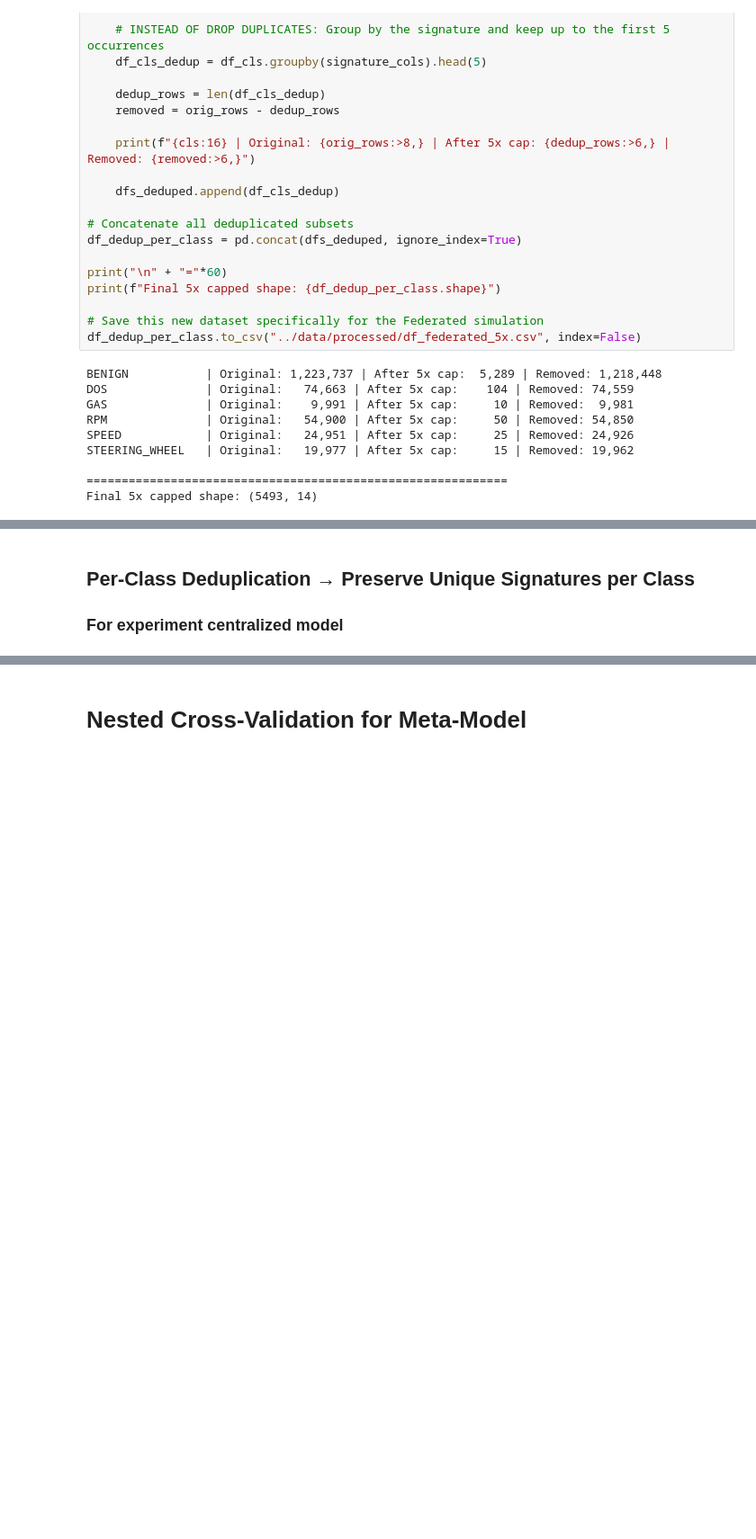
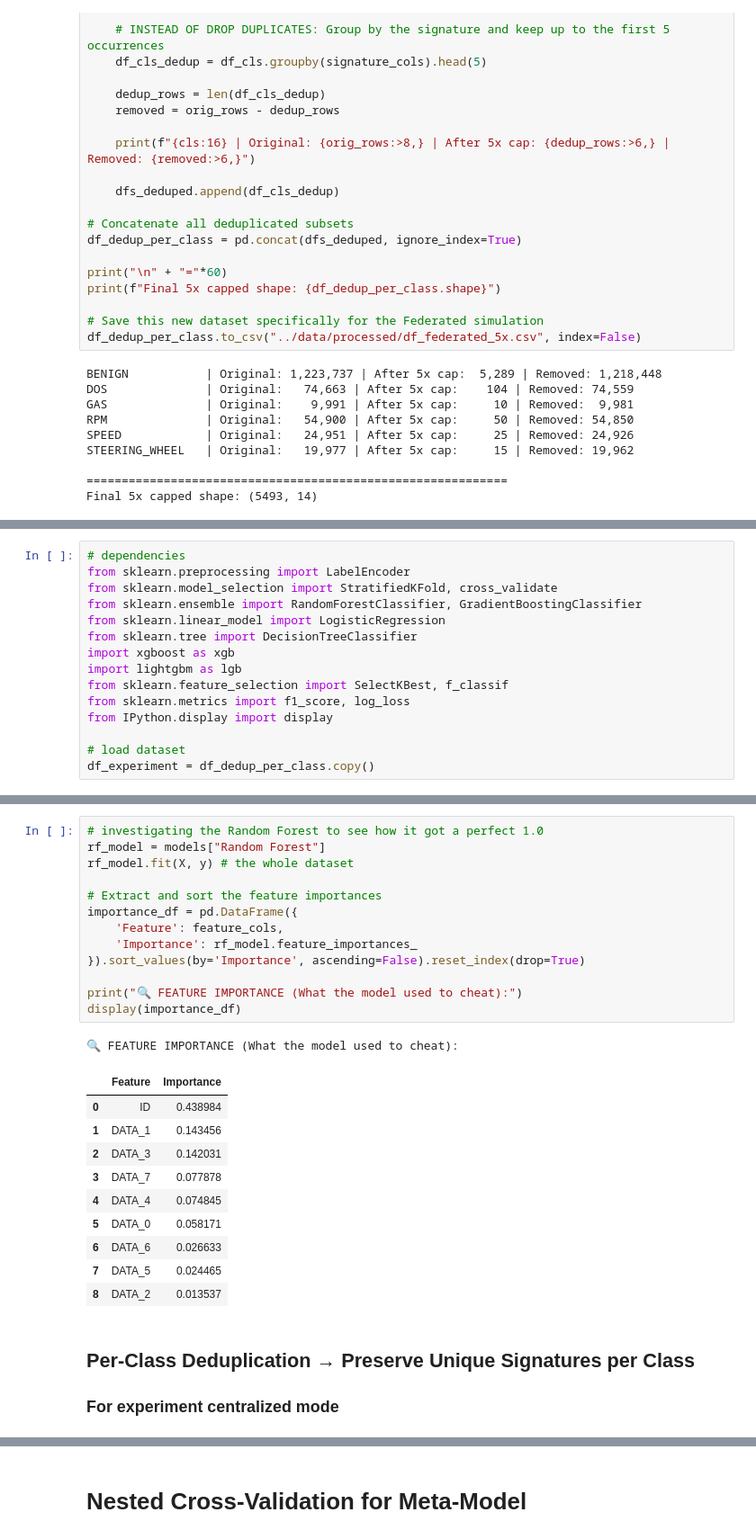
Before and after one commit to Hop-Le133884/IoV-secureFL-Pipeline, a Jupyter notebook: notebooks/01_reproducing_exploration_baseline.ipynb, the cells around one changed output, grey strips where cells are left out. Shown at 90% size. Cells and saved outputs as stored; diff of their text form; blank space fills up the shorter version.

```diff
--- a/notebooks/01_reproducing_exploration_baseline.ipynb
+++ b/notebooks/01_reproducing_exploration_baseline.ipynb
@@ -192,0 +208,15 @@ Final 5x capped shape: (5493, 14)
+# %%
+# dependencies
+from sklearn.preprocessing import LabelEncoder
+from sklearn.model_selection import StratifiedKFold, cross_validate
+from sklearn.ensemble import RandomForestClassifier, GradientBoostingClassifier
+from sklearn.linear_model import LogisticRegression
+from sklearn.tree import DecisionTreeClassifier
+import xgboost as xgb
+import lightgbm as lgb
+from sklearn.feature_selection import SelectKBest, f_classif
+from sklearn.metrics import f1_score, log_loss
+from IPython.display import display
+
+# load dataset
+df_experiment = df_dedup_per_class.copy()
@@ -193,6 +310,31 @@ Final 5x capped shape: (5493, 14)
+# %%
+# investigating the Random Forest to see how it got a perfect 1.0
+rf_model = models["Random Forest"]
+rf_model.fit(X, y) # the whole dataset
+
+# Extract and sort the feature importances
+importance_df = pd.DataFrame({
+    'Feature': feature_cols,
+    'Importance': rf_model.feature_importances_
+}).sort_values(by='Importance', ascending=False).reset_index(drop=True)
+
+print("🔍 FEATURE IMPORTANCE (What the model used to cheat):")
+display(importance_df)
+# %% [output]
+🔍 FEATURE IMPORTANCE (What the model used to cheat):
+|  | Feature | Importance |
+| 0 | ID | 0.438984 |
+| 1 | DATA_1 | 0.143456 |
+| 2 | DATA_3 | 0.142031 |
+| 3 | DATA_7 | 0.077878 |
+| 4 | DATA_4 | 0.074845 |
+| 5 | DATA_0 | 0.058171 |
+| 6 | DATA_6 | 0.026633 |
+| 7 | DATA_5 | 0.024465 |
+| 8 | DATA_2 | 0.013537 |
 # %% [markdown]
 ## Per-Class Deduplication → Preserve Unique Signatures per Class
-### For experiment centralized model
+### For experiment centralized mode
 # %%
 # Define what constitutes a "signature"
 signature_cols = ['ID', 'DATA_0', 'DATA_1', 'DATA_2', 'DATA_3', 'DATA_4', 'DATA_5', 'DATA_6', 'DATA_7']
```
Also changed, not shown: parts of 8 cells of this notebook, 7 other files.
